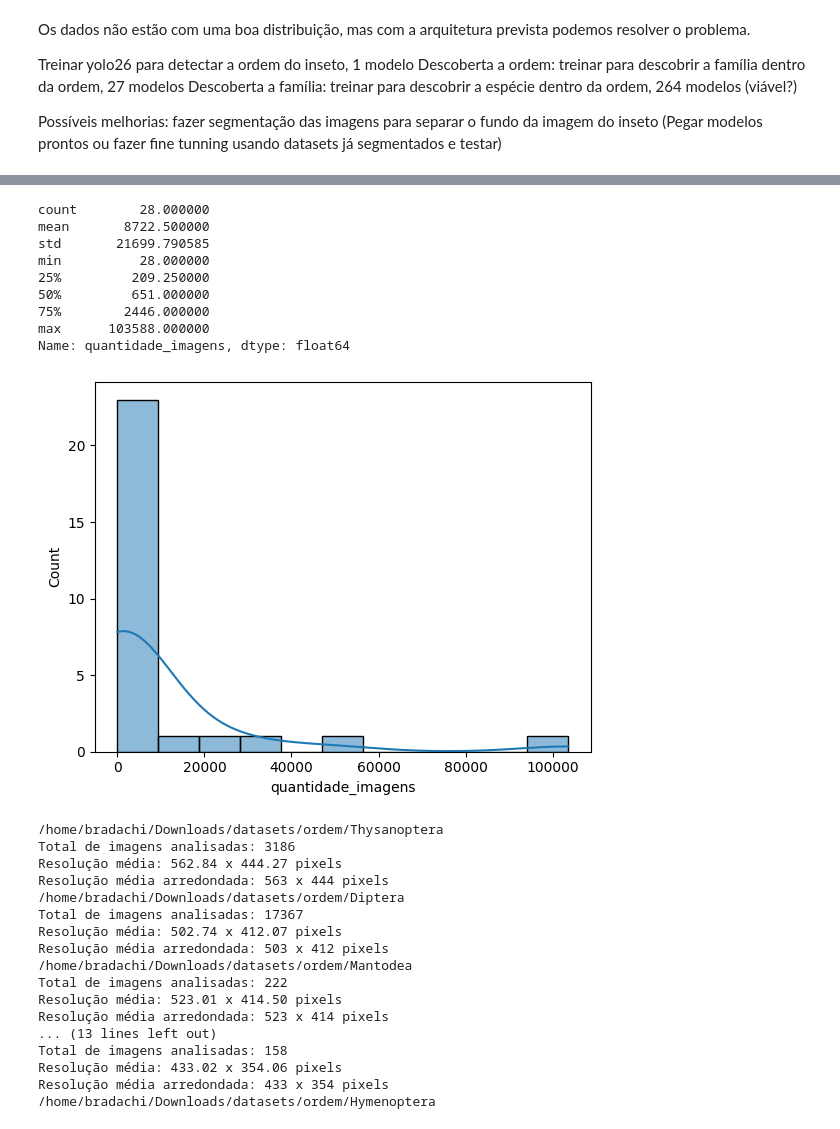
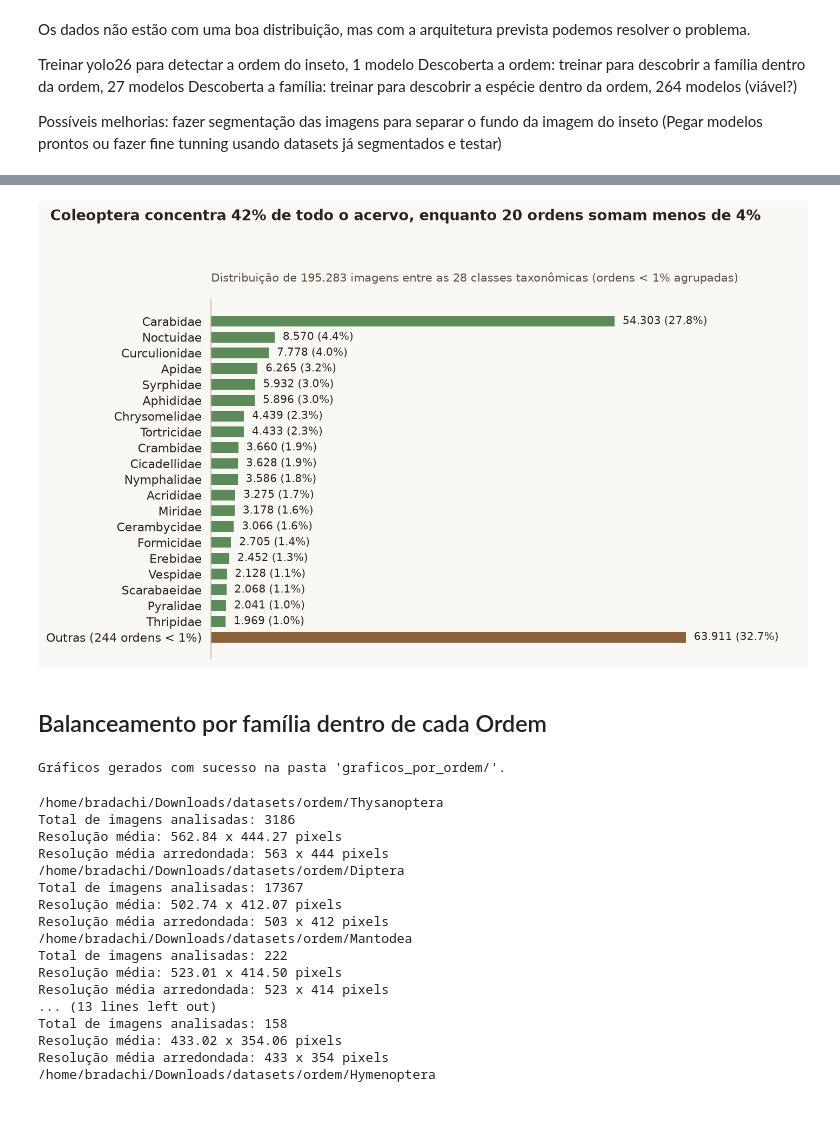
Before and after one commit to JBradachi/ml-engineering, a Jupyter notebook: final-project/data.ipynb, the cells around one changed output, grey strips where cells are left out. Saved outputs shown, nothing was run; the diff lists cells and outputs as text; code cells hidden in the pictures.

Commit message:
Feat: Avaliando modelos de classificação por família (sem hierarquia)

```diff
--- a/final-project/data.ipynb
+++ b/final-project/data.ipynb
@@ -164,20 +236,13 @@ df_ordem
-# %%
-df_ordem['quantidade_imagens'].describe()
-# %% [output]
-count        28.000000
-mean       8722.500000
-std       21699.790585
-min          28.000000
-25%         209.250000
-50%         651.000000
-75%        2446.000000
-max      103588.000000
-Name: quantidade_imagens, dtype: float64
-# %%
-sns.histplot(data=df_ordem, x='quantidade_imagens', kde=True)
-plt.show()
-# %% [output]
-[figure, removed]
+# %%
+plota_distribuicao(df_familia)
+# %% [output]
+[figure, added]
+# %% [markdown]
+## Balanceamento por família dentro de cada Ordem
+# %%
+plot.plota_por_ordem(df_familia)
+# %% [output]
+Gráficos gerados com sucesso na pasta 'graficos_por_ordem/'.
 # %%
 dados = list()
 def metrica_resolucao(pasta_imagens):
```
Also changed, not shown: parts of 10 cells of this notebook, 33 other files.
